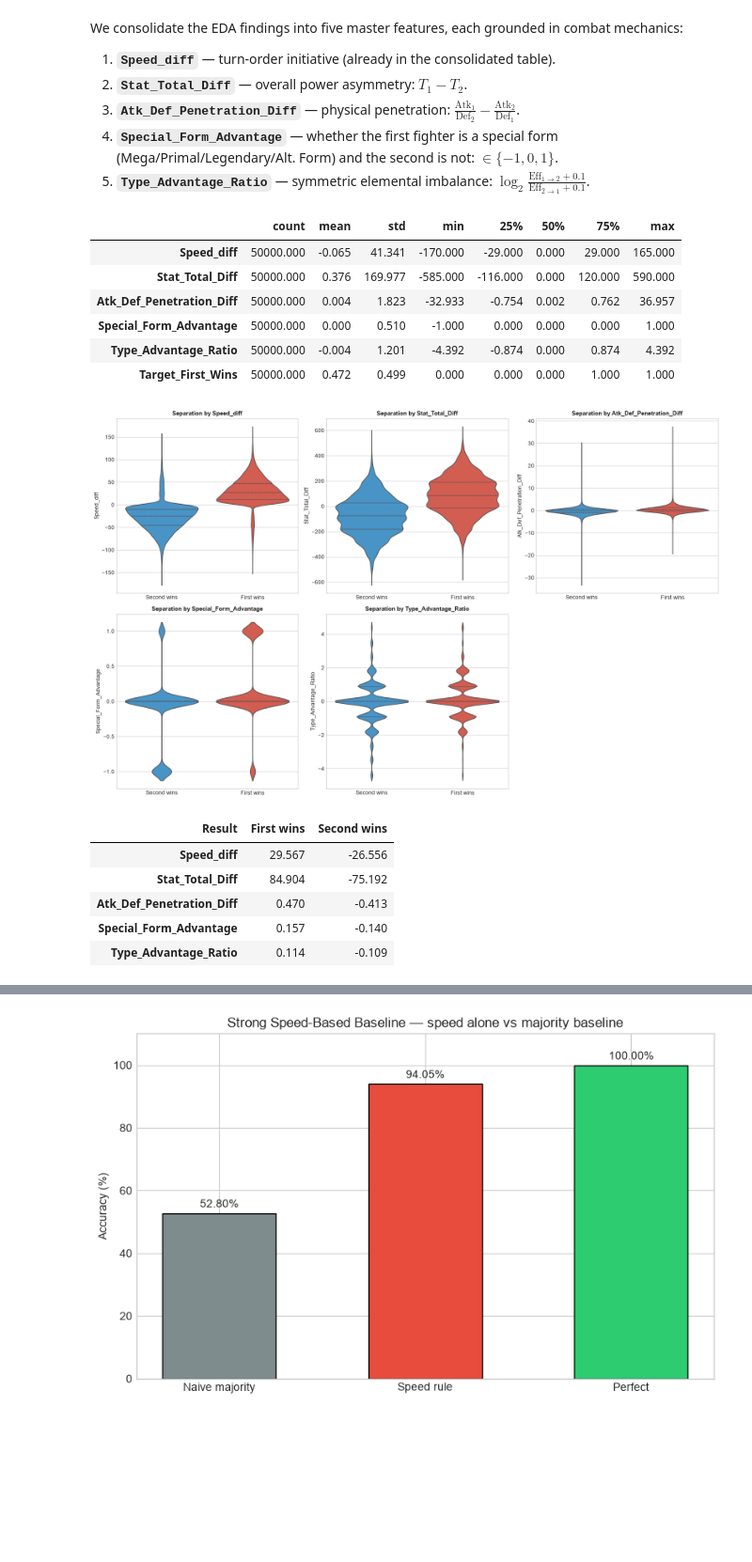
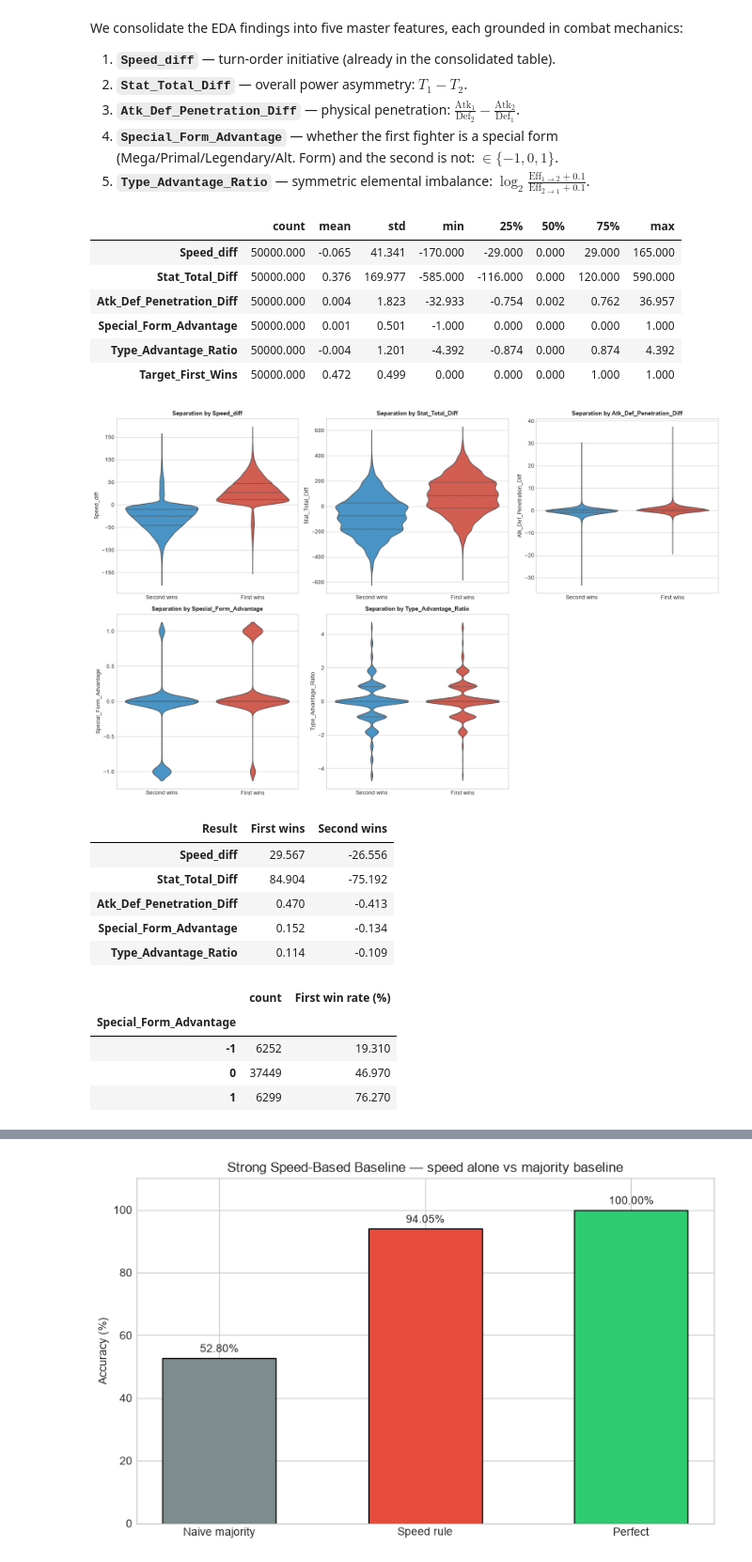
Before and after one commit to errodd/pokemon_battle_winner_predictor, a Jupyter notebook: notebooks/01_eda_pokemon.ipynb, the cells around one changed output, grey strips where cells are left out. Shown at 94% size. Saved outputs shown, nothing was run; the diff lists cells and outputs as text; code cells hidden in the pictures; blank space fills up the shorter version.

```diff
--- a/notebooks/01_eda_pokemon.ipynb
+++ b/notebooks/01_eda_pokemon.ipynb
@@ -193,17 +232,16 @@ Species with missing name: []
 # %%
-# 3.2 Impute the missing species name (id #63 = Primeape)
+# 3.2 Identify the missing species name (id #63 = Primeape)
 # The stats of the unnamed species (HP 65, Attack 105, Defense 60, Sp. Atk 60,
-# Sp. Def 70, Speed 95; Fighting; Gen 1) match Primeape exactly.
+# Sp. Def 70, Speed 95; Fighting; Gen 1) are Primeape's canonical base stats.
 PRIMEAPE_STATS = {"HP": 65, "Attack": 105, "Defense": 60,
                   "Sp. Atk": 60, "Sp. Def": 70, "Speed": 95}
 
-unnamed = df.loc[df["Name_first"].isna() | (df["First_pokemon"] == 63),
-                 ["HP_first", "Attack_first", "Defense_first", "Sp. Atk_first",
-                  "Sp. Def_first", "Speed_first"]].drop_duplicates()
-observed = {c: int(unnamed.iloc[0][f"{c}_first"]) for c in PRIMEAPE_STATS}
-print(f"Observed stats match Primeape: {observed == PRIMEAPE_STATS}")
+row_63 = raw_pokemon.loc[raw_pokemon["#"] == 63].iloc[0]
+observed = {c: int(row_63[c]) for c in PRIMEAPE_STATS}
+print(f"Raw #63: Type 1 = {row_63['Type 1']}, Generation = {row_63['Generation']}; "
+      f"stats match Primeape: {observed == PRIMEAPE_STATS}")
 
-df["Name_first"] = df["Name_first"].fillna("Primeape")
-df["Name_second"] = df["Name_second"].fillna("Primeape")
+names_63 = set(df.loc[df["First_pokemon"] == 63, "Name_first"]) | set(df.loc[df["Second_pokemon"] == 63, "Name_second"])
+print(f"Name of #63 in the consolidated table: {names_63}")
 print(f"Remaining missing names: {df['Name_first'].isna().sum() + df['Name_second'].isna().sum()}")
 # %% [output]
@@ -658,33 +896,42 @@ df[features + ["Target_First_Wins"]].describe().T
 | Speed_diff | 50000.000 | -0.065 | 41.341 | -170.000 | -29.000 | 0.000 | 29.000 | 165.000 |
 | Stat_Total_Diff | 50000.000 | 0.376 | 169.977 | -585.000 | -116.000 | 0.000 | 120.000 | 590.000 |
 | Atk_Def_Penetration_Diff | 50000.000 | 0.004 | 1.823 | -32.933 | -0.754 | 0.002 | 0.762 | 36.957 |
-| Special_Form_Advantage | 50000.000 | 0.000 | 0.510 | -1.000 | 0.000 | 0.000 | 0.000 | 1.000 |
+| Special_Form_Advantage | 50000.000 | 0.001 | 0.501 | -1.000 | 0.000 | 0.000 | 0.000 | 1.000 |
 | Type_Advantage_Ratio | 50000.000 | -0.004 | 1.201 | -4.392 | -0.874 | 0.000 | 0.874 | 4.392 |
 | Target_First_Wins | 50000.000 | 0.472 | 0.499 | 0.000 | 0.000 | 0.000 | 1.000 | 1.000 |
 # %%
 # 10.2 Visual validation of all five features (bimodal separation)
 df["Result"] = df["Target_First_Wins"].map({0: "Second wins", 1: "First wins"})
 pal = {"Second wins": "#3498DB", "First wins": "#E74C3C"}
 
 fig, axes = plt.subplots(2, 3, figsize=(16, 10))
 axes = axes.flatten()
 for i, feat in enumerate(features):
     sns.violinplot(data=df, x="Result", y=feat, ax=axes[i], palette=pal, inner="quartile")
     axes[i].set_title(f"Separation by {feat}", fontsize=11, fontweight="bold")
     axes[i].set_xlabel("")
 axes[-1].set_visible(False)
 plt.tight_layout()
 plt.show()
 
-df[features].groupby(df["Result"]).mean().T.round(3)
+display(df[features].groupby(df["Result"]).mean().T.round(3))
+
+sfa = df.groupby("Special_Form_Advantage")["Target_First_Wins"].agg(["count", "mean"])
+sfa["First win rate (%)"] = (sfa["mean"] * 100).round(2)
+sfa[["count", "First win rate (%)"]]
 # %% [output]
 [figure]
 | Result | First wins | Second wins |
 | Speed_diff | 29.567 | -26.556 |
 | Stat_Total_Diff | 84.904 | -75.192 |
 | Atk_Def_Penetration_Diff | 0.470 | -0.413 |
-| Special_Form_Advantage | 0.157 | -0.140 |
+| Special_Form_Advantage | 0.152 | -0.134 |
 | Type_Advantage_Ratio | 0.114 | -0.109 |
+|  | count | First win rate (%) |
+| Special_Form_Advantage |  |  |
+| -1 | 6252 | 19.310 |
+| 0 | 37449 | 46.970 |
+| 1 | 6299 | 76.270 |
 # %% [markdown]
 ### Feature-engineering findings
 
```
Also changed, not shown: parts of 31 cells of this notebook.
